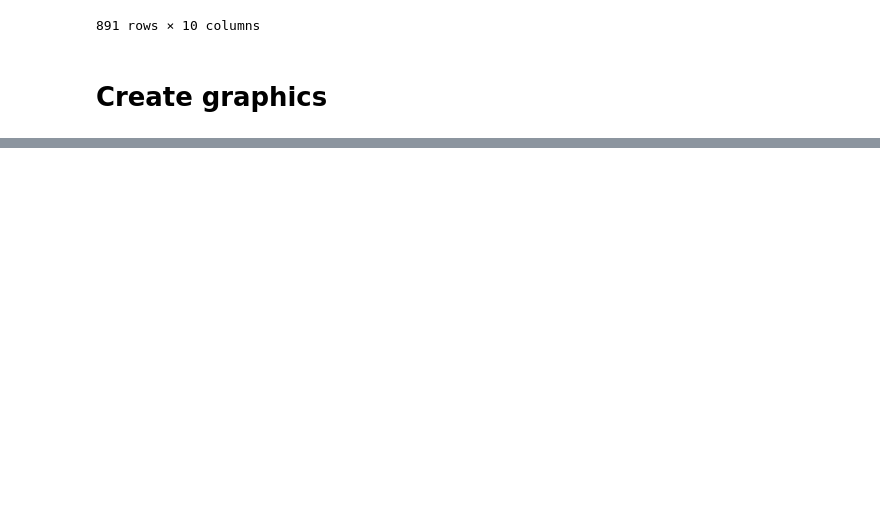
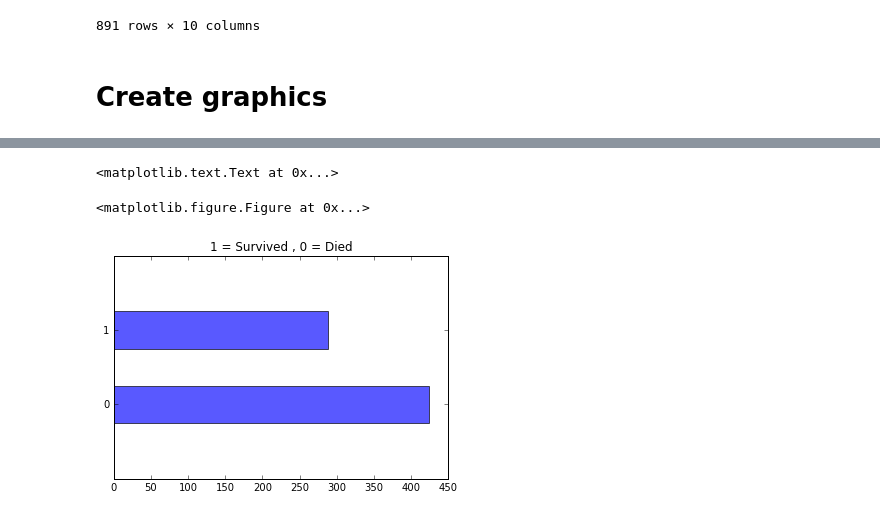
Before and after one commit to xingobar/visualization, a Jupyter notebook: data visulization.ipynb, the cells around one changed output, grey strips where cells are left out. Drawn from its saved outputs; the diff is of its cells as text; code cells hidden in the pictures; blank space fills up the shorter version.

```diff
--- a/data visulization.ipynb
+++ b/data visulization.ipynb
@@ -89,0 +112,10 @@ plt.grid(b=True,which='major',axis='y')
+# %%
+plt.figure(figsize=(18,10))
+fig,ax = plt.subplots()
+df['Survived'].value_counts().plot(kind='barh',alpha=.65)
+ax.set_ylim(-1,len(df['Survived'].value_counts()))
+plt.title('1 = Survived , 0 = Died')
+# %% [output]
+<matplotlib.text.Text at 0x...>
+<matplotlib.figure.Figure at 0x...>
+[figure, added]
```
Also changed, not shown: parts of 2 cells of this notebook.
